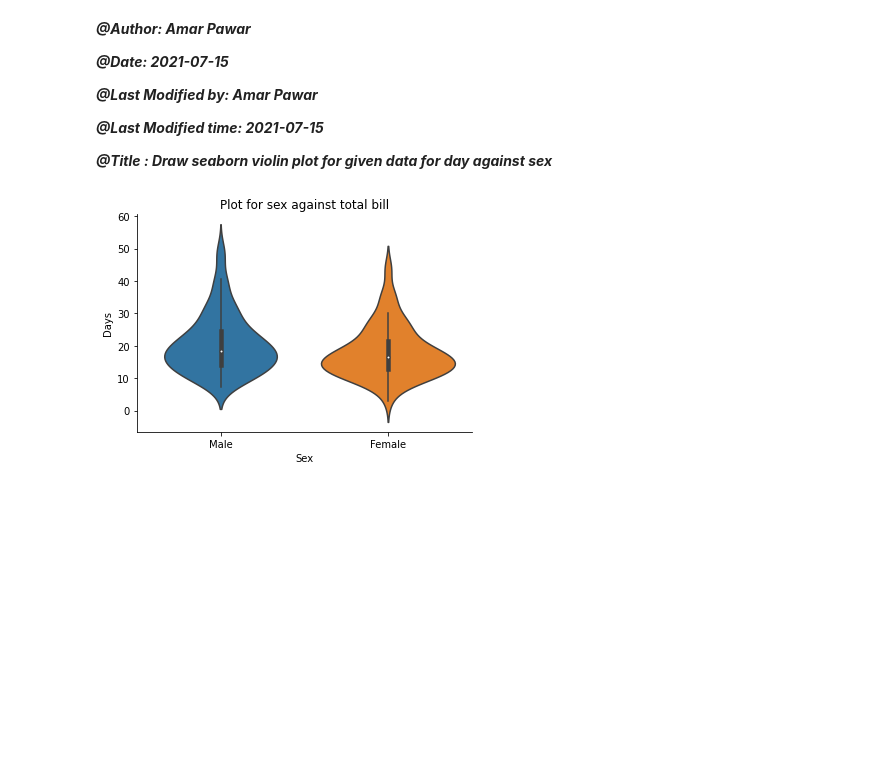
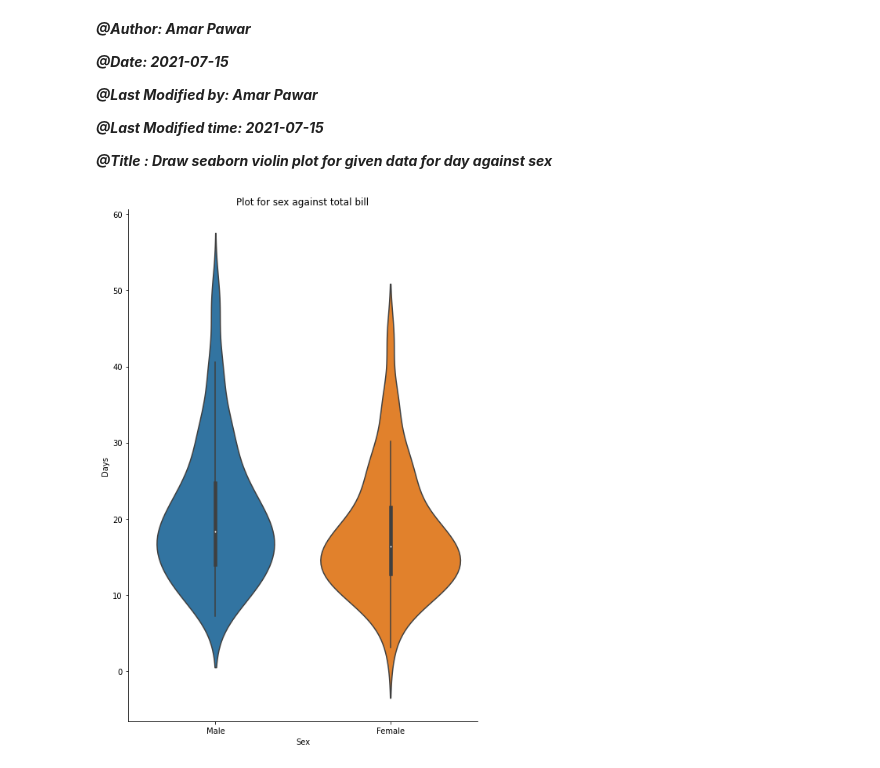
Before and after one commit to Amar-Pawar/Python-Library-Programs, a Jupyter notebook: Matplotlib/SeabornPlots/seaborn_violinplot.ipynb, the cells around one changed output. Saved outputs shown, nothing was run; the diff lists cells and outputs as text; code cells hidden in the pictures; blank space fills up the shorter version.

```diff
--- a/Matplotlib/SeabornPlots/seaborn_violinplot.ipynb
+++ b/Matplotlib/SeabornPlots/seaborn_violinplot.ipynb
@@ -18,11 +18,12 @@ import matplotlib.pyplot as plt
 # %%
 df = sns.load_dataset('tips')
 # %%
+plt.figure(figsize=(8,12))
 sns.violinplot(data=df, x="sex", y="total_bill")
 plt.title('Plot for sex against total bill')
 plt.xlabel('Sex')
 plt.ylabel('Days')
 sns.despine()
 plt.show()
 # %% [output]
-[figure, old version]
+[figure, new version]
```
Also changed, not shown: 1 other file.
